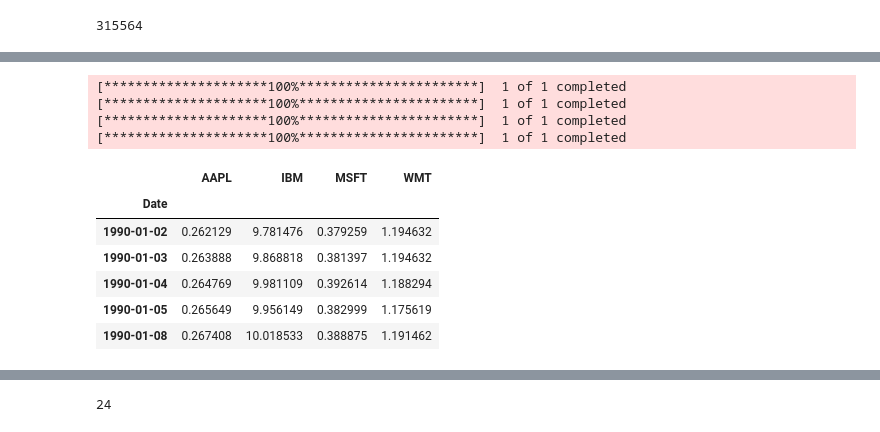
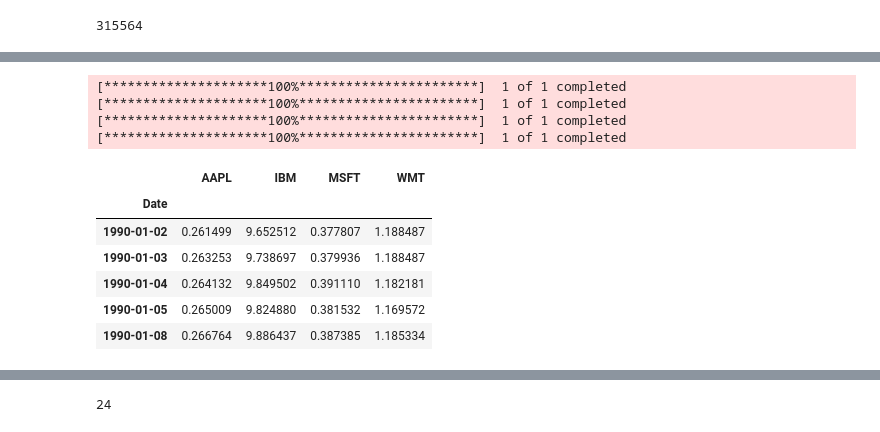
Before and after one commit to santiago-cruzlopez/Quantitative-Trading, a Jupyter notebook: Notebooks/01_Reasearch.ipynb, the cells around one changed output, grey strips where cells are left out. Cells and saved outputs as stored; diff of their text form; code cells hidden in the pictures.

```diff
--- a/Notebooks/01_Reasearch.ipynb
+++ b/Notebooks/01_Reasearch.ipynb
@@ -187,34 +172,34 @@ plt.legend(['INTC','10 Day MA','30 Day MA','60 Day MA']);
 # %%
 # Set the start and end date
 start_date = '1990-01-01'
-end_date = '2025-01-23'
+end_date = '2025-06-13'
 
 # Define the ticker list
 tickers_list = ['AAPL', 'IBM', 'MSFT', 'WMT']
 
 # Create placeholder for data
 data = pd.DataFrame(columns=tickers_list)
 
 # Fetch the data
 for ticker in tickers_list:
     data[ticker] = yf.download(ticker,
                                start_date,
                                end_date)['Close']
 
 # Print first 5 rows of the data
 data.head()
 # %% [output]
 [*********************100%***********************]  1 of 1 completed
 [*********************100%***********************]  1 of 1 completed
 [*********************100%***********************]  1 of 1 completed
 [*********************100%***********************]  1 of 1 completed
 |  | AAPL | IBM | MSFT | WMT |
 | Date |  |  |  |  |
-| 1990-01-02 | 0.262129 | 9.781476 | 0.379259 | 1.194632 |
-| 1990-01-03 | 0.263888 | 9.868818 | 0.381397 | 1.194632 |
-| 1990-01-04 | 0.264769 | 9.981109 | 0.392614 | 1.188294 |
-| 1990-01-05 | 0.265649 | 9.956149 | 0.382999 | 1.175619 |
-| 1990-01-08 | 0.267408 | 10.018533 | 0.388875 | 1.191462 |
+| 1990-01-02 | 0.261499 | 9.652512 | 0.377807 | 1.188487 |
+| 1990-01-03 | 0.263253 | 9.738697 | 0.379936 | 1.188487 |
+| 1990-01-04 | 0.264132 | 9.849502 | 0.391110 | 1.182181 |
+| 1990-01-05 | 0.265009 | 9.824880 | 0.381532 | 1.169572 |
+| 1990-01-08 | 0.266764 | 9.886437 | 0.387385 | 1.185334 |
 # %%
 # Plot all the close prices
 data.plot(figsize=(10, 7))
```
Also changed, not shown: parts of 20 cells of this notebook, 11 other files.
